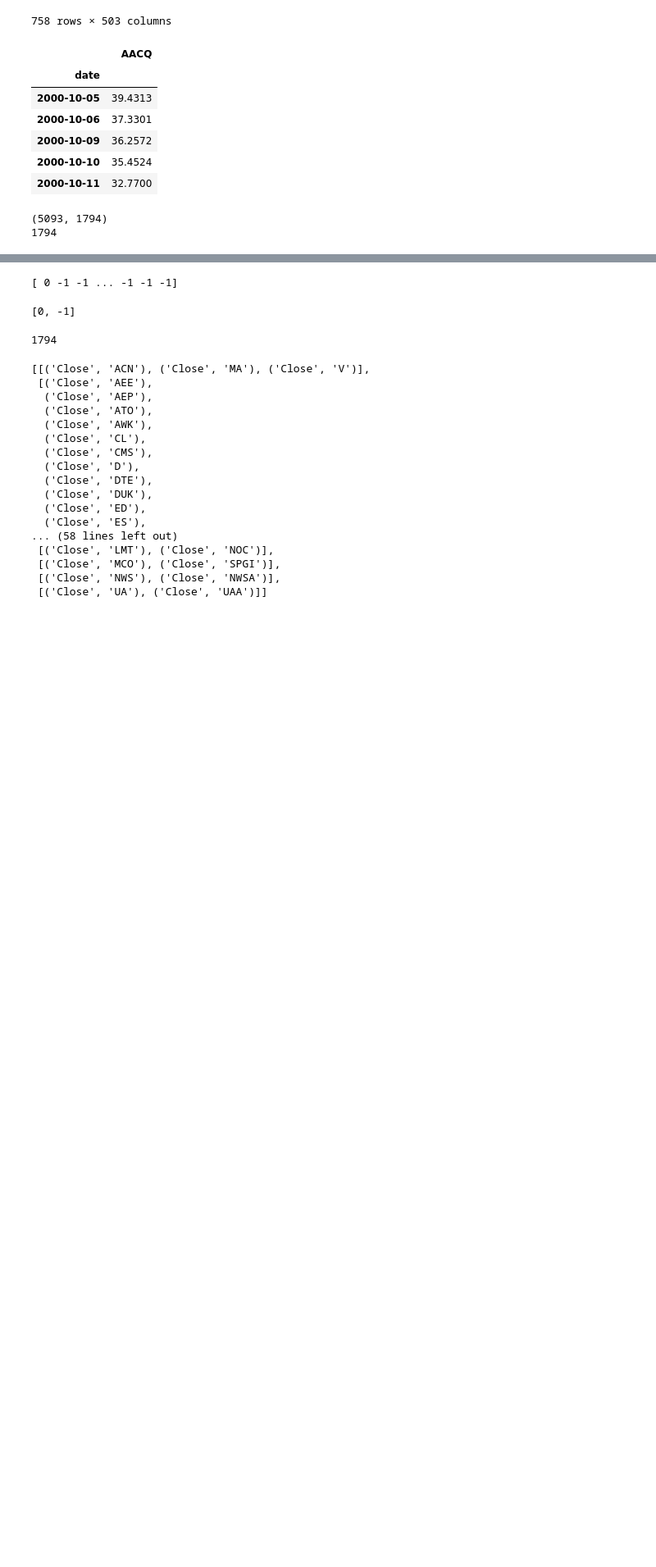
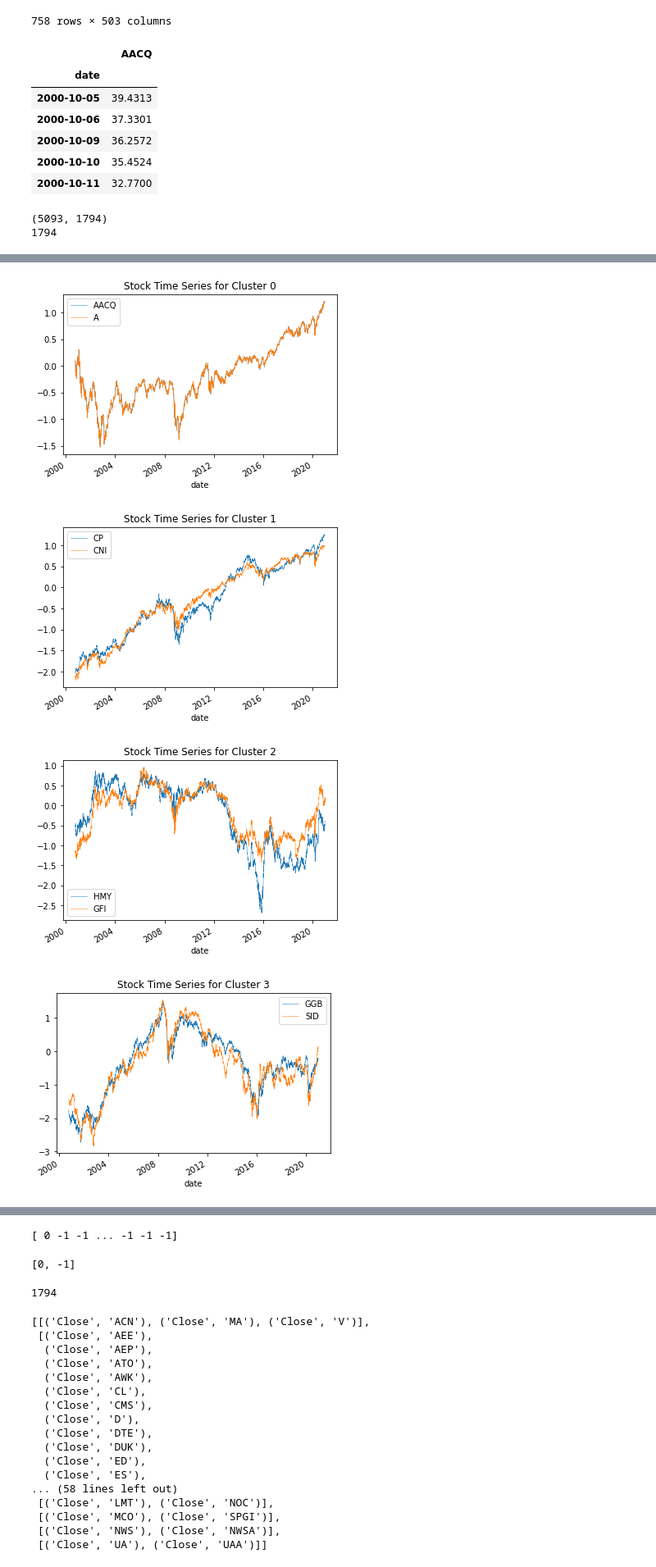
Before and after one commit to MattioCh/algo_test, a Jupyter notebook: Clustering_Ex/clustering.ipynb, the cells around one changed output, grey strips where cells are left out. Shown at 82% size. Drawn from its saved outputs; the diff is of its cells as text; code cells hidden in the pictures; blank space fills up the shorter version.

```diff
--- a/Clustering_Ex/clustering.ipynb
+++ b/Clustering_Ex/clustering.ipynb
@@ -131,8 +133,8 @@ print(len(df.columns.unique()))
 1794
 # %%
 df1=df.copy()
-df1.fillna(method="bfill",inplace=True)
+df1.dropna(axis=1)
+ret = preprocessing.StandardScaler().fit_transform(find_Return(df1))
 
-ret = find_Return(df1)
-ret
+ret.shape
 # %% [output]
@@ -152,0 +142,5 @@ ret
+# %%
+
+prin_components = 50
+pca = PCA(n_components=prin_components)
+pca.fit(ret)
@@ -152,0 +149,4 @@ ret
+# %%
+X = pca.components_.T
+X.shape
+X = preprocessing.StandardScaler().fit_transform(X)
@@ -152,0 +181,7 @@ ret
+# %%
+clustered = DBSCAN(min_samples=2,eps=2.67).fit_predict(X)
+
+clustered_series = pd.Series(index=df1.columns, data=clustered.flatten())
+clustered_series_all = pd.Series(index=df1.columns, data=clustered.flatten())
+clustered_series = clustered_series[clustered_series != -1]
+clustered_series
@@ -152,0 +206,13 @@ ret
+# %%
+counts = clustered_series.value_counts()
+cluster_vis_list = list(counts[(counts<20) & (counts>1)].index)[::-1]
+for clust in cluster_vis_list[0:min(len(cluster_vis_list), 40)]:
+    tickers = list(clustered_series[clustered_series==clust].index)
+    means = np.log(df1[tickers].mean())
+    data = np.log(df1[tickers]).sub(means)
+    data.plot(title='Stock Time Series for Cluster %d' % clust,linewidth=0.5)
+# %% [output]
+[figure, added]
+[figure, added]
+[figure, added]
+[figure, added]
```
Also changed, not shown: parts of 16 cells of this notebook, 2 other files.
